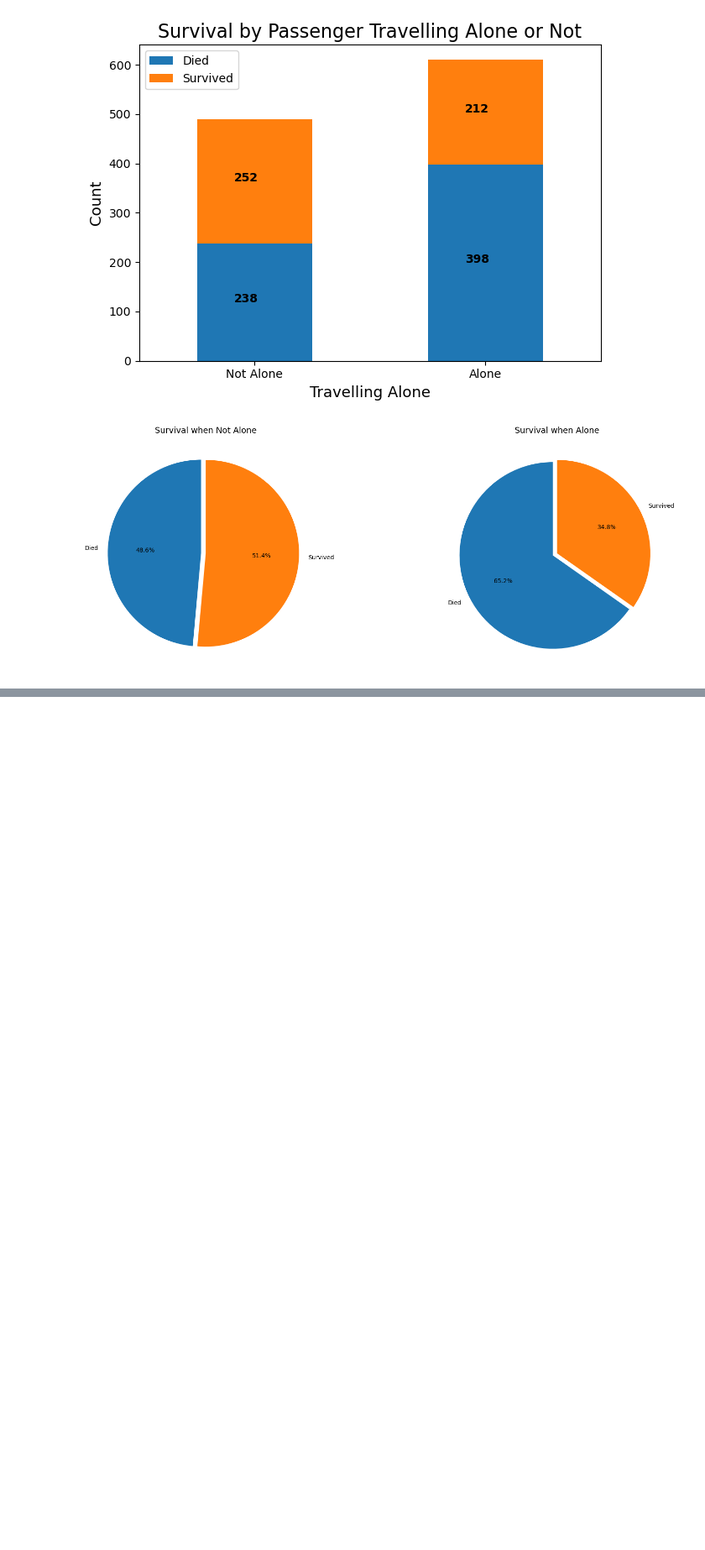
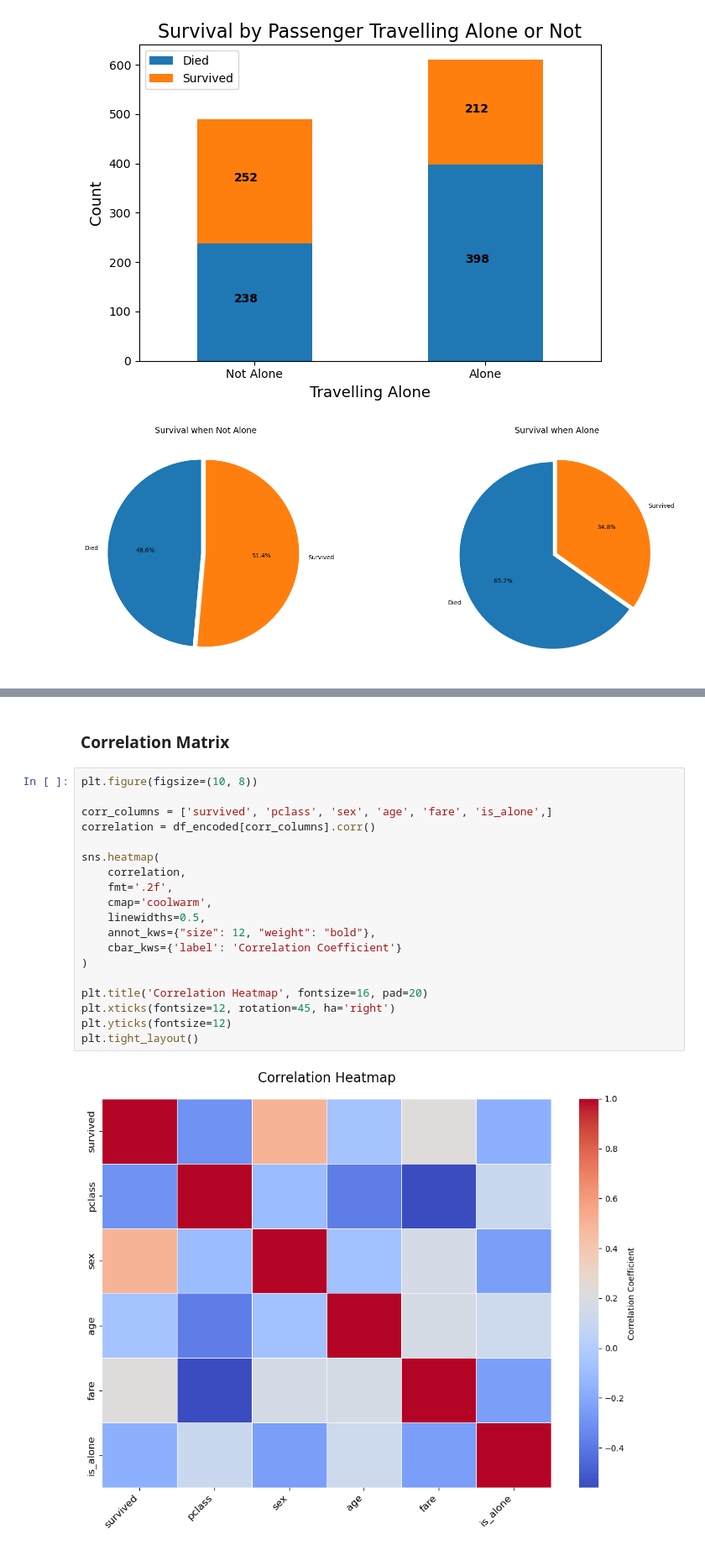
Before and after one commit to ShravanDeva5327/titanic-data-analysis, a Jupyter notebook: main.ipynb, the cells around one changed output, grey strips where cells are left out. Shown at 84% size. Cells and saved outputs as stored; diff of their text form; blank space fills up the shorter version.

```diff
--- a/main.ipynb
+++ b/main.ipynb
@@ -498,0 +516,23 @@ plt.show()
+# %% [markdown]
+### Correlation Matrix
+# %%
+plt.figure(figsize=(10, 8))
+
+corr_columns = ['survived', 'pclass', 'sex', 'age', 'fare', 'is_alone',]
+correlation = df_encoded[corr_columns].corr()
+
+sns.heatmap(
+    correlation,
+    fmt='.2f',
+    cmap='coolwarm',
+    linewidths=0.5,
+    annot_kws={"size": 12, "weight": "bold"},
+    cbar_kws={'label': 'Correlation Coefficient'}
+)
+
+plt.title('Correlation Heatmap', fontsize=16, pad=20)
+plt.xticks(fontsize=12, rotation=45, ha='right')
+plt.yticks(fontsize=12)
+plt.tight_layout()
+# %% [output]
+[figure, added]
```
Also changed, not shown: parts of 9 cells of this notebook, 3 other files.
